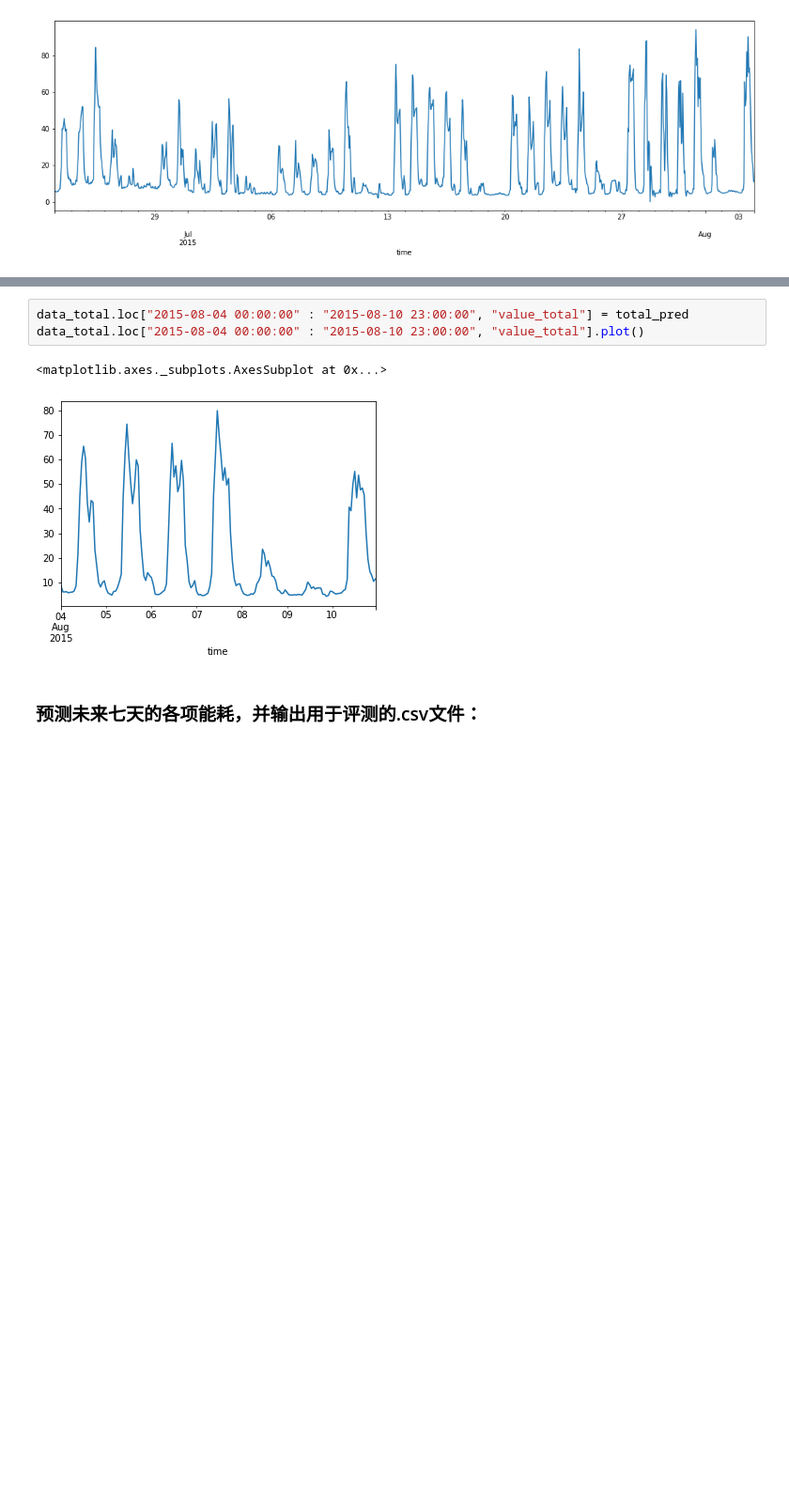
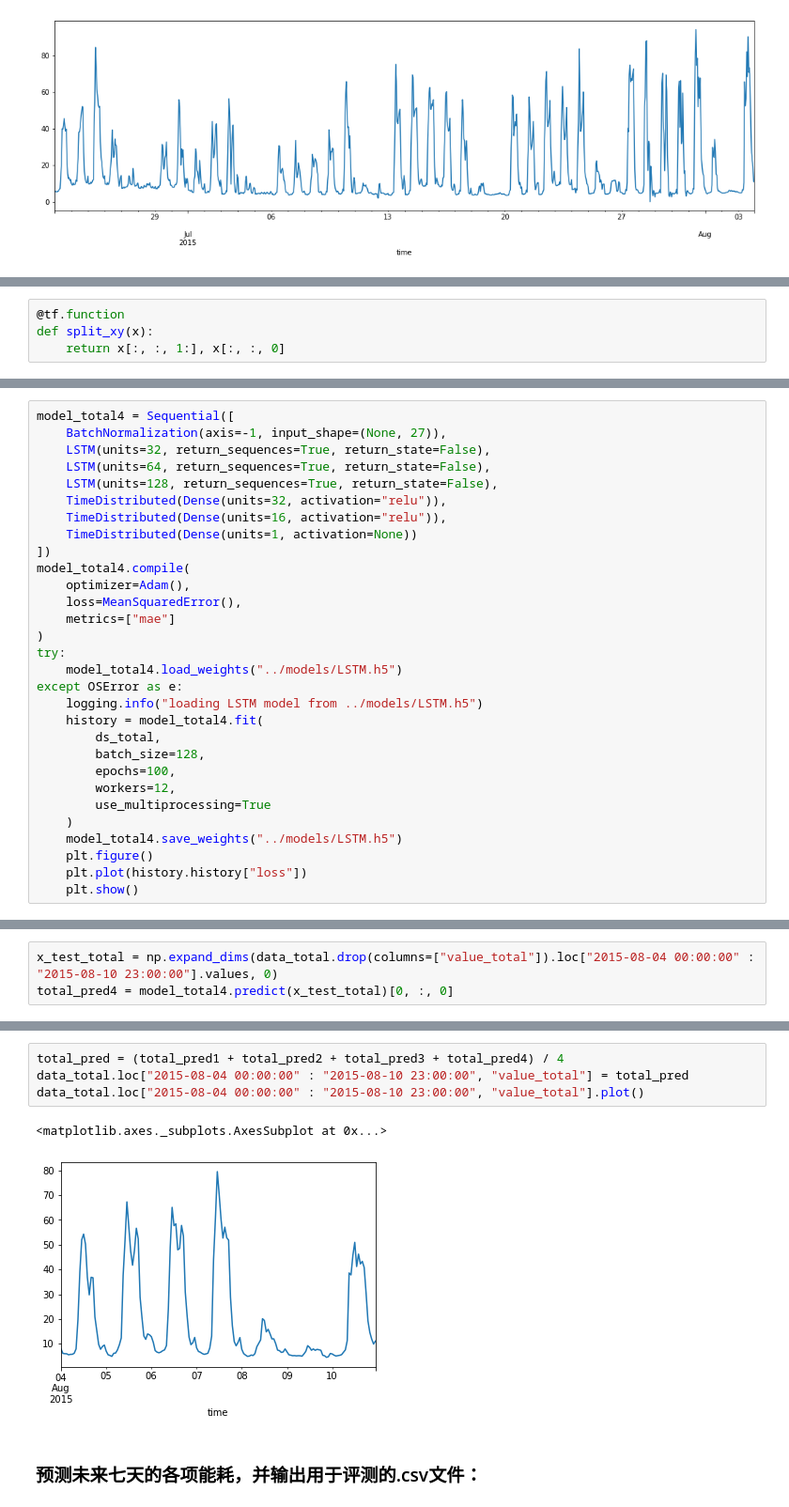
Before and after one commit to ZongXR/Smart-Building-Energy-Consumption-Prediction, a Jupyter notebook: notebooks/main-A.ipynb, the cells around one changed output, grey strips where cells are left out. Shown at 94% size. Saved outputs shown, nothing was run; the diff lists cells and outputs as text; blank space fills up the shorter version.

```diff
--- a/notebooks/main-A.ipynb
+++ b/notebooks/main-A.ipynb
@@ -489,0 +556,4 @@ Learning rate set to 0.063382
+# %%
+@tf.function
+def split_xy(x):
+    return x[:, :, 1:], x[:, :, 0]
@@ -489,0 +592,30 @@ Learning rate set to 0.063382
+# %%
+model_total4 = Sequential([
+    BatchNormalization(axis=-1, input_shape=(None, 27)),
+    LSTM(units=32, return_sequences=True, return_state=False),
+    LSTM(units=64, return_sequences=True, return_state=False),
+    LSTM(units=128, return_sequences=True, return_state=False),
+    TimeDistributed(Dense(units=32, activation="relu")),
+    TimeDistributed(Dense(units=16, activation="relu")),
+    TimeDistributed(Dense(units=1, activation=None))
+])
+model_total4.compile(
+    optimizer=Adam(),
+    loss=MeanSquaredError(),
+    metrics=["mae"]
+)
+try:
+    model_total4.load_weights("../models/LSTM.h5")
+except OSError as e:
+    logging.info("loading LSTM model from ../models/LSTM.h5")
+    history = model_total4.fit(
+        ds_total,
+        batch_size=128,
+        epochs=100,
+        workers=12,
+        use_multiprocessing=True
+    )
+    model_total4.save_weights("../models/LSTM.h5")
+    plt.figure()
+    plt.plot(history.history["loss"])
+    plt.show()
@@ -489,0 +641,3 @@ Learning rate set to 0.063382
+# %%
+x_test_total = np.expand_dims(data_total.drop(columns=["value_total"]).loc["2015-08-04 00:00:00" : "2015-08-10 23:00:00"].values, 0)
+total_pred4 = model_total4.predict(x_test_total)[0, :, 0]
@@ -490,9 +646,10 @@ Learning rate set to 0.063382
 # %%
+total_pred = (total_pred1 + total_pred2 + total_pred3 + total_pred4) / 4
 data_total.loc["2015-08-04 00:00:00" : "2015-08-10 23:00:00", "value_total"] = total_pred
 data_total.loc["2015-08-04 00:00:00" : "2015-08-10 23:00:00", "value_total"].plot()
 # %% [output]
 <matplotlib.axes._subplots.AxesSubplot at 0x...>
-[figure, old version]
+[figure, new version]
 # %% [markdown]
 <h3>预测未来七天的各项能耗，并输出用于评测的.csv文件：</h3>
 # %%
```
Also changed, not shown: parts of 18 cells of this notebook, 3 other files.
